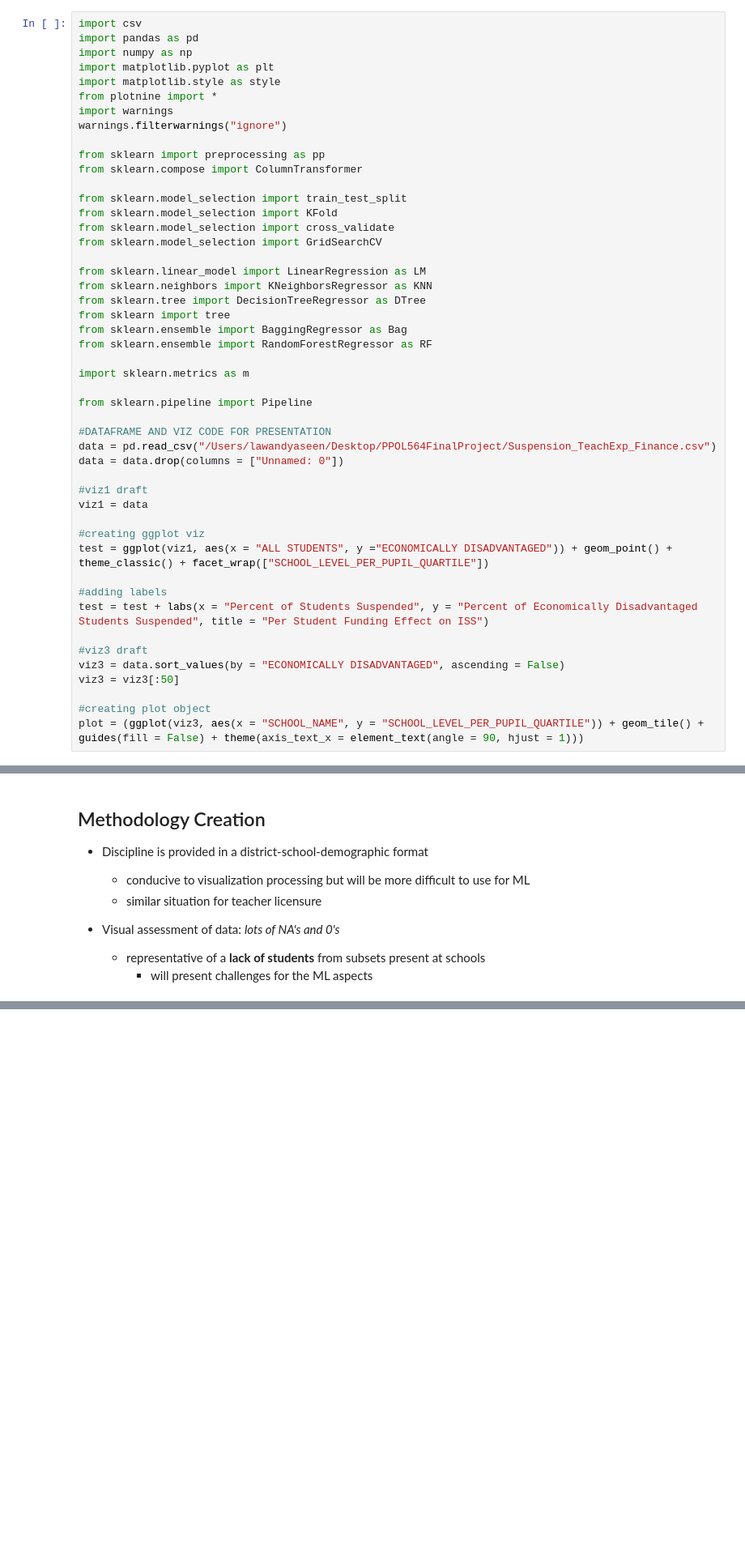
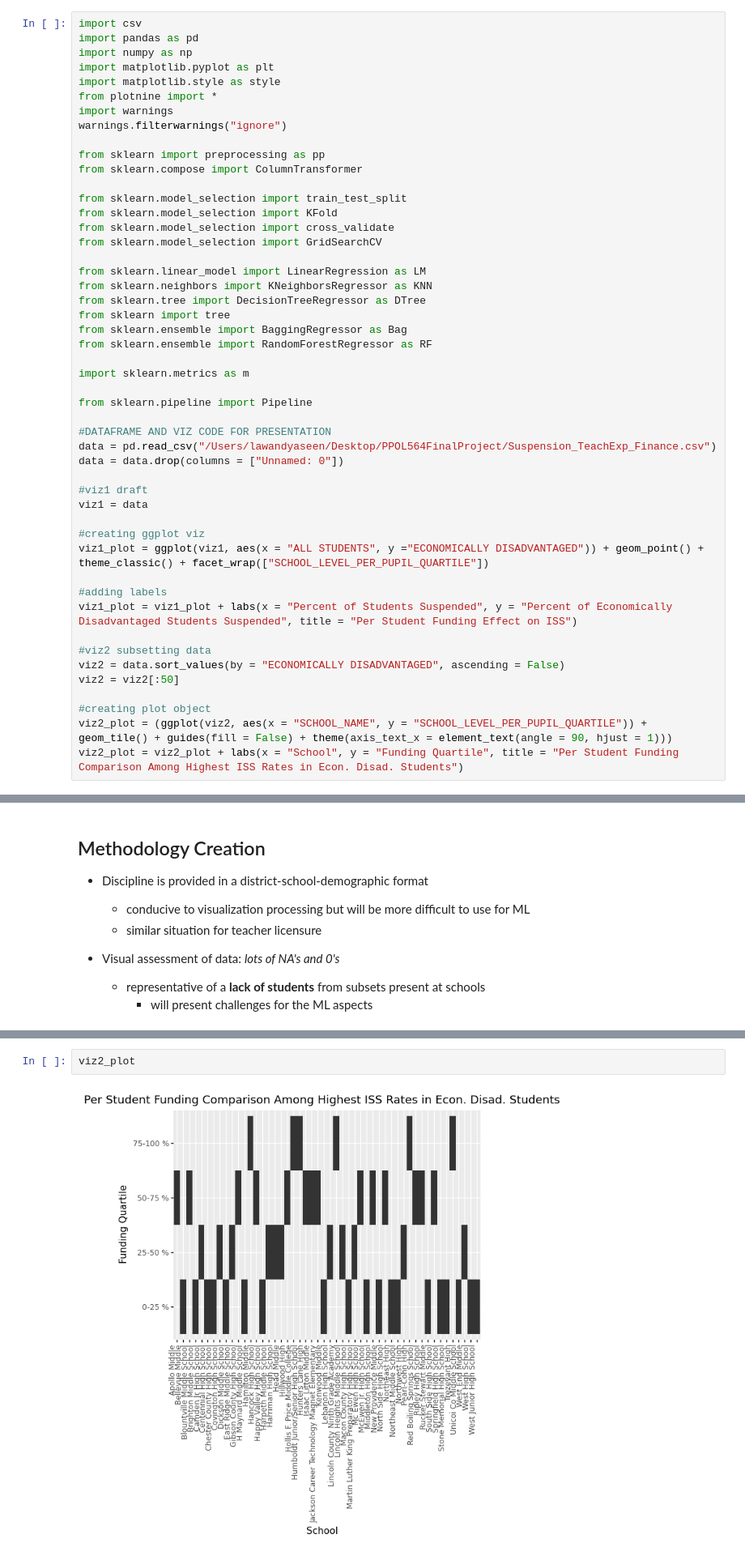
Before and after one commit to lawandyaseen/PPOL564FinalProject, a Jupyter notebook: Final Presentation.ipynb, the cells around one changed output, grey strips where cells are left out. Shown: that part at 81% size. Drawn from its saved outputs; the diff is of its cells as text; blank space fills up the shorter version.

Commit message:
addition and clean-up of visualizations in final project

```diff
--- a/Final Presentation.ipynb
+++ b/Final Presentation.ipynb
@@ -41,14 +41,15 @@ data = data.drop(columns = ["Unnamed: 0"])
 viz1 = data
 
 #creating ggplot viz
-test = ggplot(viz1, aes(x = "ALL STUDENTS", y ="ECONOMICALLY DISADVANTAGED")) + geom_point() + theme_classic() + facet_wrap(["SCHOOL_LEVEL_PER_PUPIL_QUARTILE"])
+viz1_plot = ggplot(viz1, aes(x = "ALL STUDENTS", y ="ECONOMICALLY DISADVANTAGED")) + geom_point() + theme_classic() + facet_wrap(["SCHOOL_LEVEL_PER_PUPIL_QUARTILE"])
 
 #adding labels
-test = test + labs(x = "Percent of Students Suspended", y = "Percent of Economically Disadvantaged Students Suspended", title = "Per Student Funding Effect on ISS")
+viz1_plot = viz1_plot + labs(x = "Percent of Students Suspended", y = "Percent of Economically Disadvantaged Students Suspended", title = "Per Student Funding Effect on ISS")
 
-#viz3 draft
-viz3 = data.sort_values(by = "ECONOMICALLY DISADVANTAGED", ascending = False)
-viz3 = viz3[:50]
+#viz2 subsetting data
+viz2 = data.sort_values(by = "ECONOMICALLY DISADVANTAGED", ascending = False)
+viz2 = viz2[:50]
 
 #creating plot object
-plot = (ggplot(viz3, aes(x = "SCHOOL_NAME", y = "SCHOOL_LEVEL_PER_PUPIL_QUARTILE")) + geom_tile() + guides(fill = False) + theme(axis_text_x = element_text(angle = 90, hjust = 1)))
+viz2_plot = (ggplot(viz2, aes(x = "SCHOOL_NAME", y = "SCHOOL_LEVEL_PER_PUPIL_QUARTILE")) + geom_tile() + guides(fill = False) + theme(axis_text_x = element_text(angle = 90, hjust = 1)))
+viz2_plot = viz2_plot + labs(x = "School", y = "Funding Quartile", title = "Per Student Funding Comparison Among Highest ISS Rates in Econ. Disad. Students")
@@ -209,0 +233,4 @@ plot
+# %%
+viz2_plot
+# %% [output]
+[figure, added]
```
Also changed, not shown: parts of 20 cells of this notebook.
